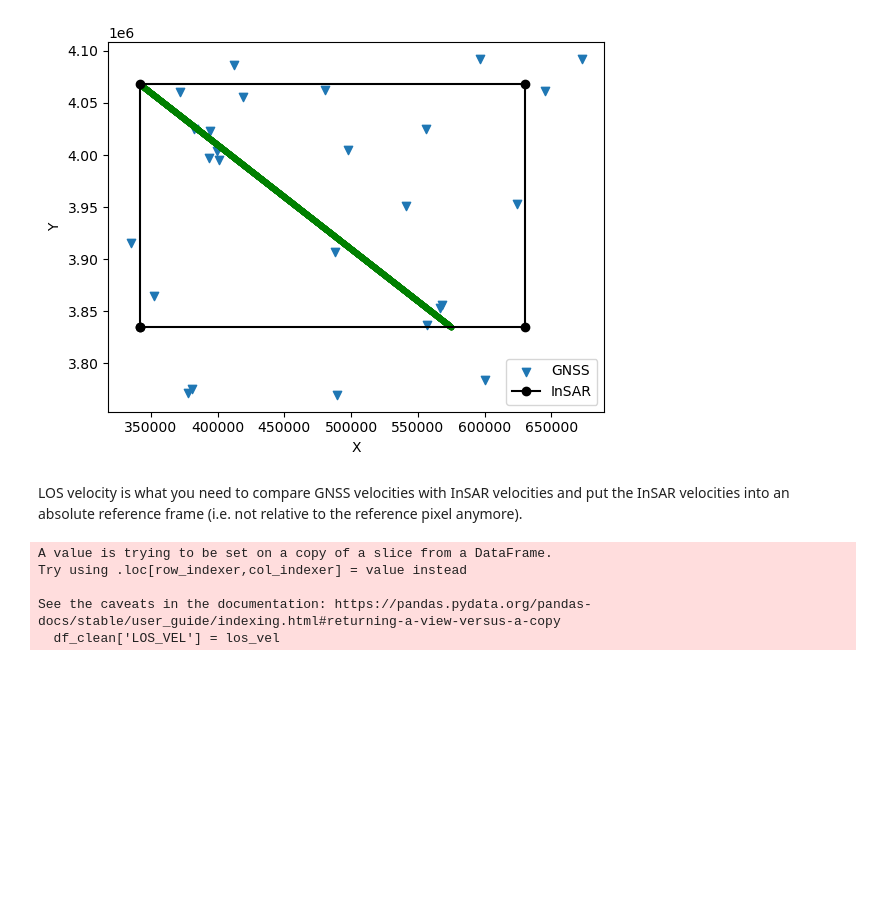
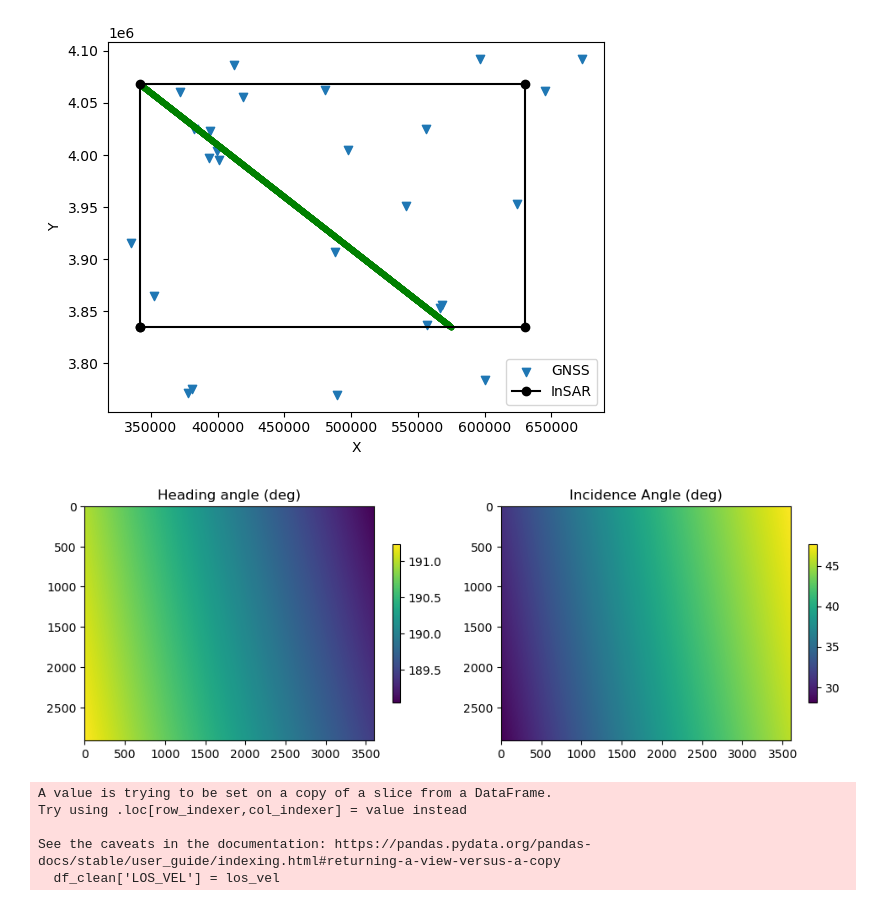
Before and after one commit to jlmaurer/gemlab, a Jupyter notebook: software/gnss/Load_GPS_UNR.ipynb, the cells around one changed output. Saved outputs shown, nothing was run; the diff lists cells and outputs as text; code cells hidden in the pictures; blank space fills up the shorter version.

```diff
--- a/software/gnss/Load_GPS_UNR.ipynb
+++ b/software/gnss/Load_GPS_UNR.ipynb
@@ -23,7 +23,7 @@ For products processed using ASF's on-demand InSAR processing service, we will u
 # define file names
 working_directory = '.'  # put working directory here and make sure the files below are in it
 
-lv_theta_file = working_directory + 'S1AA_20180110T001141_20180122T001141_VVP012_INT80_G_weF_204C_lv_theta.tif'
+lv_phi_file = working_directory + 'S1AA_20180110T001141_20180122T001141_VVP012_INT80_G_weF_204C_lv_phi.tif'
 geometry_file = working_directory + 'geometryGeo.h5'
 # %%
 # Functions that we'll need
@@ -271,6 +286,23 @@ plt.ylabel('Y')
 # %% [output]
 Text(0, 0.5, 'Y')
 [figure]
+# %%
+# Plot the heading angle and incidence angle information
+fig, axs = plt.subplots(1, 2, figsize=(10,5))  # 1 row, 2 columns
+
+# Plot data on each subplot
+cax = axs[0].imshow(np.rad2deg(hd_info) + 360)
+axs[0].set_title('Heading angle (deg)')
+cbar = fig.colorbar(cax, ax=axs[0], shrink=0.4)
+
+cax = axs[1].imshow(inc)
+axs[1].set_title('Incidence Angle (deg)')
+cbar = fig.colorbar(cax, ax=axs[1], shrink=0.4)
+
+# Adjust layout
+plt.tight_layout()
+# %% [output]
+[figure, added]
 # %%
 # Need to calculate the LOS vectors from incidence and heading rasters
 inc_raster = inc
@@ -286,5 +325,12 @@ Fz = RegularGridInterpolator((y,x), LOSz, bounds_error=False)
 LOSx_g = Fx((gnss_y, gnss_x))
 LOSy_g = Fy((gnss_y, gnss_x))
 LOSz_g = Fz((gnss_y, gnss_x))
+
+los_vel = df_clean['Ve'] * LOSx_g + df_clean['Vn'] * LOSy_g + df_clean['Vu'] * LOSz_g
+df_clean['LOS_VEL'] = los_vel
+# %% [output]
+A value is trying to be set on a copy of a slice from a DataFrame.
+Try using .loc[row_indexer,col_indexer] = value instead
+
+See the caveats in the documentation: https://pandas.pydata.org/pandas-docs/stable/user_guide/indexing.html#returning-a-view-versus-a-copy
+  df_clean['LOS_VEL'] = los_vel
-# %% [markdown]
-LOS velocity is what you need to compare GNSS velocities with InSAR velocities and put the InSAR velocities into an absolute reference frame (i.e. not relative to the reference pixel anymore).
@@ -293,8 +336,0 @@ los_vel = df_clean['Ve'] * LOSx_g + df_clean['Vn'] * LOSy_g + df_clean['Vu'] * L
-# %%
-df_clean['LOS_VEL'] = los_vel
-# %% [output]
-A value is trying to be set on a copy of a slice from a DataFrame.
-Try using .loc[row_indexer,col_indexer] = value instead
-
-See the caveats in the documentation: https://pandas.pydata.org/pandas-docs/stable/user_guide/indexing.html#returning-a-view-versus-a-copy
-  df_clean['LOS_VEL'] = los_vel
```
Also changed, not shown: parts of 10 cells of this notebook.
